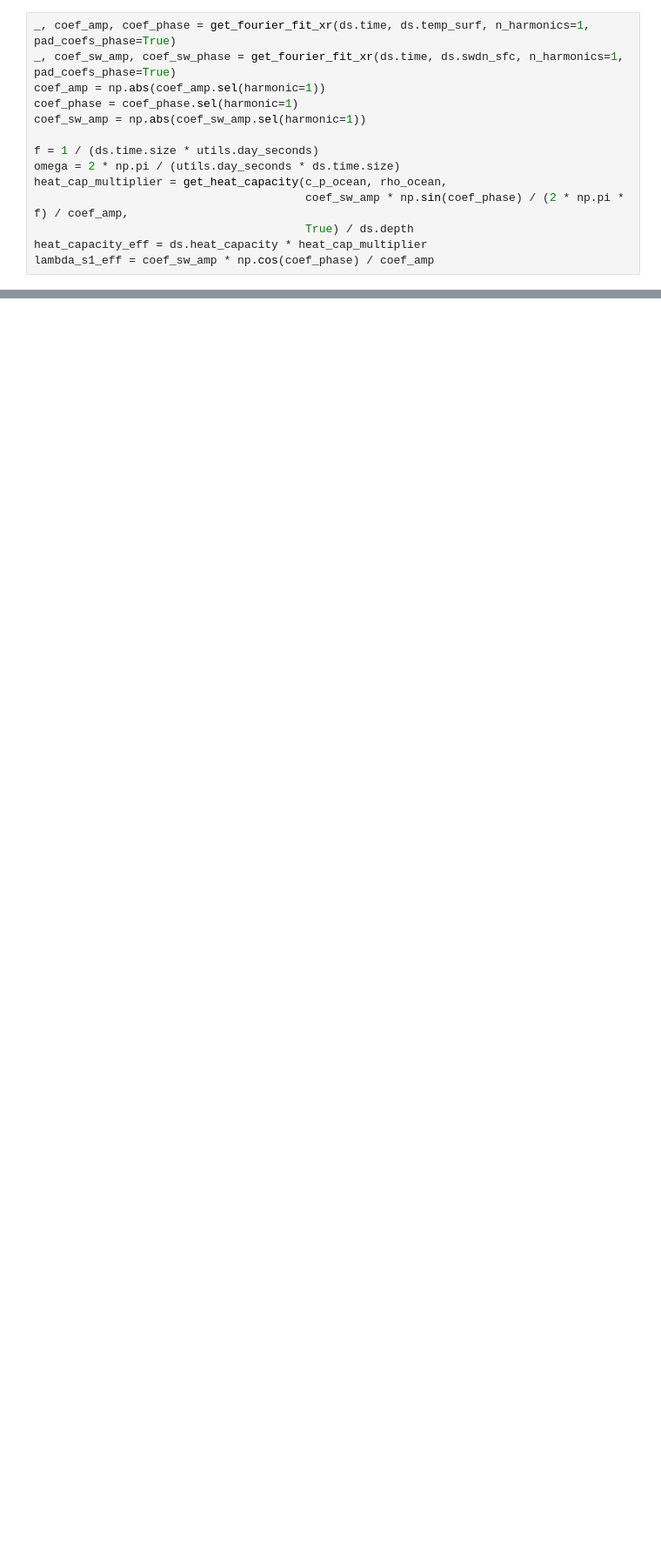
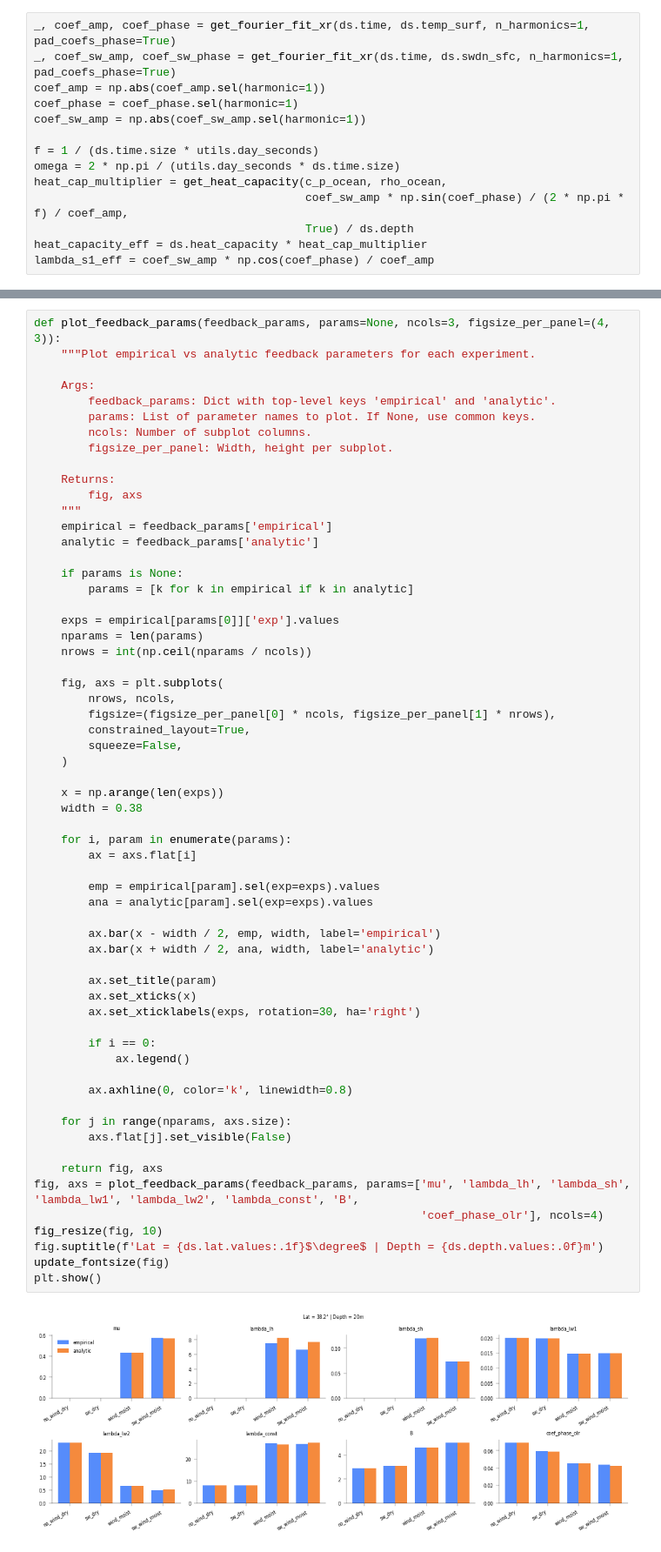
Before and after one commit to jduffield65/Isca, a Jupyter notebook: jobs/thesis_season/column/exp_comp.ipynb, the cells around one changed output, grey strips where cells are left out. Shown at 87% size. Cells and saved outputs as stored; diff of their text form; blank space fills up the shorter version.

```diff
--- a/jobs/thesis_season/column/exp_comp.ipynb
+++ b/jobs/thesis_season/column/exp_comp.ipynb
@@ -162,3 +208,66 @@ lambda_s1_eff_theory = feedback_params['lambda_const'] * lambda_s1_multiplier_th
 heat_capacity_eff_theory = ds.heat_capacity * heat_cap_multiplier_theory
 coef_phase_theory = np.arctan(omega * heat_capacity_eff_theory / lambda_s1_eff_theory)
 coef_amp_theory = coef_sw_amp / np.sqrt(omega ** 2 * heat_capacity_eff_theory ** 2 + lambda_s1_eff_theory ** 2)
+# %%
+def plot_feedback_params(feedback_params, params=None, ncols=3, figsize_per_panel=(4, 3)):
+    """Plot empirical vs analytic feedback parameters for each experiment.
+
+    Args:
+        feedback_params: Dict with top-level keys 'empirical' and 'analytic'.
+        params: List of parameter names to plot. If None, use common keys.
+        ncols: Number of subplot columns.
+        figsize_per_panel: Width, height per subplot.
+
+    Returns:
+        fig, axs
+    """
+    empirical = feedback_params['empirical']
+    analytic = feedback_params['analytic']
+
+    if params is None:
+        params = [k for k in empirical if k in analytic]
+
+    exps = empirical[params[0]]['exp'].values
+    nparams = len(params)
+    nrows = int(np.ceil(nparams / ncols))
+
+    fig, axs = plt.subplots(
+        nrows, ncols,
+        figsize=(figsize_per_panel[0] * ncols, figsize_per_panel[1] * nrows),
+        constrained_layout=True,
+        squeeze=False,
+    )
+
+    x = np.arange(len(exps))
+    width = 0.38
+
+    for i, param in enumerate(params):
+        ax = axs.flat[i]
+
+        emp = empirical[param].sel(exp=exps).values
+        ana = analytic[param].sel(exp=exps).values
+
+        ax.bar(x - width / 2, emp, width, label='empirical')
+        ax.bar(x + width / 2, ana, width, label='analytic')
+
+        ax.set_title(param)
+        ax.set_xticks(x)
+        ax.set_xticklabels(exps, rotation=30, ha='right')
+
+        if i == 0:
+            ax.legend()
+
+        ax.axhline(0, color='k', linewidth=0.8)
+
+    for j in range(nparams, axs.size):
+        axs.flat[j].set_visible(False)
+
+    return fig, axs
+fig, axs = plot_feedback_params(feedback_params, params=['mu', 'lambda_lh', 'lambda_sh', 'lambda_lw1', 'lambda_lw2', 'lambda_const', 'B',
+                                                         'coef_phase_olr'], ncols=4)
+fig_resize(fig, 10)
+fig.suptitle(f'Lat = {ds.lat.values:.1f}$\degree$ | Depth = {ds.depth.values:.0f}m')
+update_fontsize(fig)
+plt.show()
+# %% [output]
+[figure, added]
```
Also changed, not shown: parts of 14 cells of this notebook, 1 other file.
